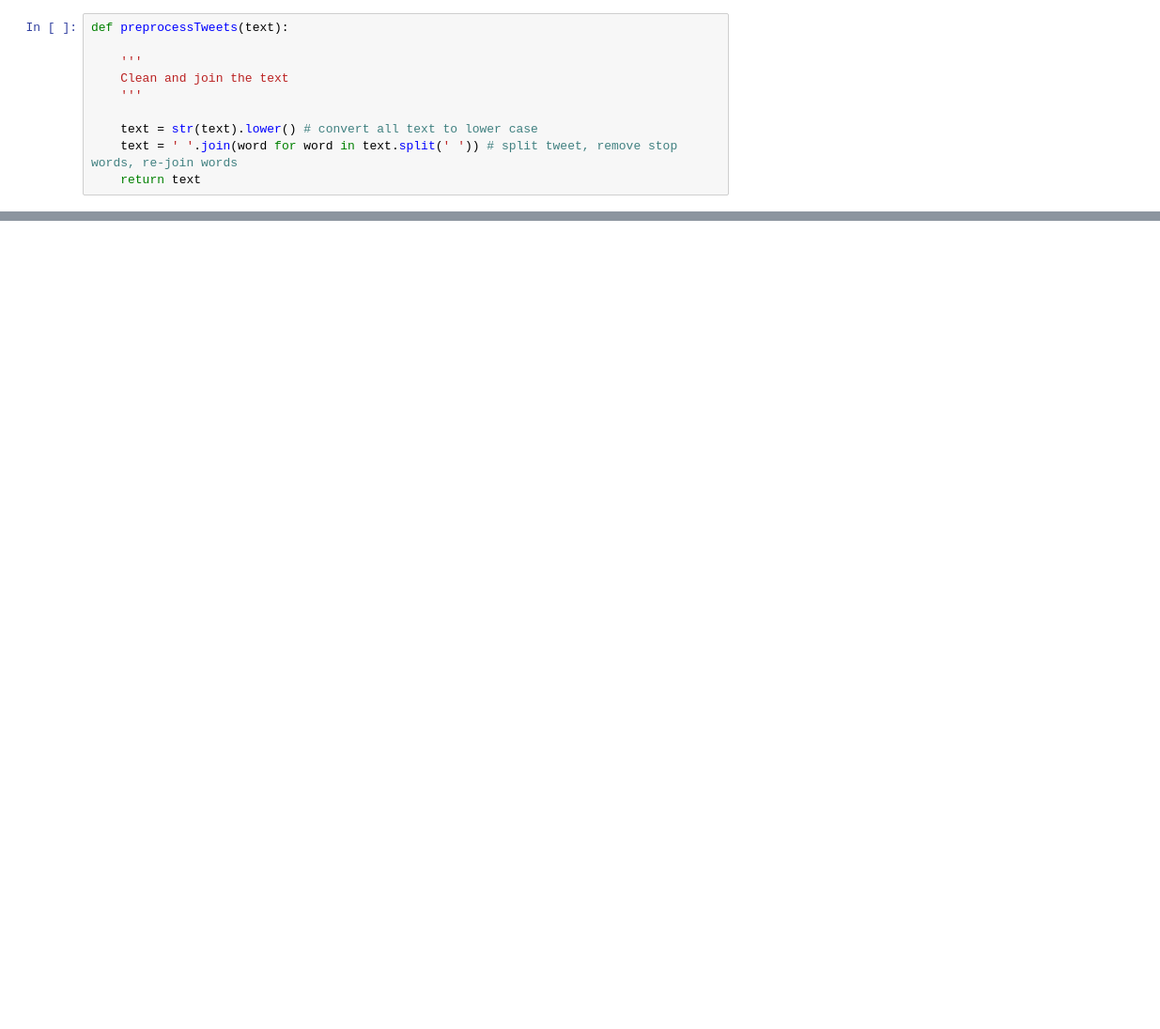
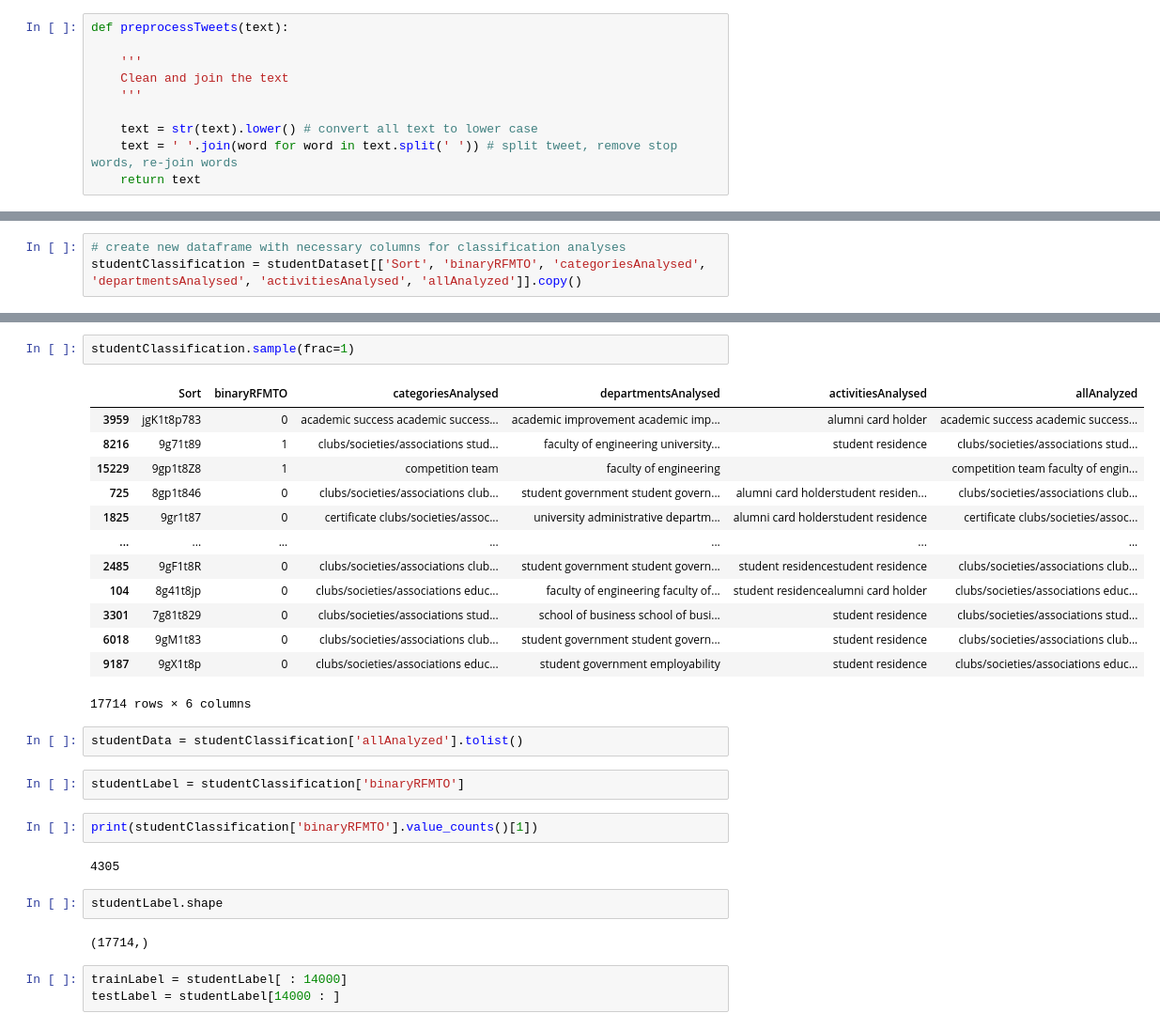
Before and after one commit to brianvansteen/cocurricularClassification, a Jupyter notebook: cocurricularClassification.ipynb, the cells around one changed output, grey strips where cells are left out. Shown at 94% size. Saved outputs shown, nothing was run; the diff lists cells and outputs as text; blank space fills up the shorter version.

```diff
--- a/cocurricularClassification.ipynb
+++ b/cocurricularClassification.ipynb
@@ -533,0 +533,3 @@ Name: categoriesAnalysed, Length: 17714, dtype: object
+# %%
+# create new dataframe with necessary columns for classification analyses
+studentClassification = studentDataset[['Sort', 'binaryRFMTO', 'categoriesAnalysed', 'departmentsAnalysed', 'activitiesAnalysed', 'allAnalyzed']].copy()
@@ -533,0 +561,31 @@ Name: categoriesAnalysed, Length: 17714, dtype: object
+# %%
+studentClassification.sample(frac=1)
+# %% [output]
+|  | Sort | binaryRFMTO | categoriesAnalysed | departmentsAnalysed | activitiesAnalysed | allAnalyzed |
+| 3959 | jgK1t8p783 | 0 | academic success academic success... | academic improvement academic imp... | alumni card holder | academic success academic success... |
+| 8216 | 9g71t89 | 1 | clubs/societies/associations stud... | faculty of engineering university... | student residence | clubs/societies/associations stud... |
+| 15229 | 9gp1t8Z8 | 1 | competition team | faculty of engineering |  | competition team faculty of engin... |
+| 725 | 8gp1t846 | 0 | clubs/societies/associations club... | student government student govern... | alumni card holderstudent residen... | clubs/societies/associations club... |
+| 1825 | 9gr1t87 | 0 | certificate clubs/societies/assoc... | university administrative departm... | alumni card holderstudent residence | certificate clubs/societies/assoc... |
+| ... | ... | ... | ... | ... | ... | ... |
+| 2485 | 9gF1t8R | 0 | clubs/societies/associations club... | student government student govern... | student residencestudent residence | clubs/societies/associations club... |
+| 104 | 8g41t8jp | 0 | clubs/societies/associations educ... | faculty of engineering faculty of... | student residencealumni card holder | clubs/societies/associations educ... |
+| 3301 | 7g81t829 | 0 | clubs/societies/associations stud... | school of business school of busi... | student residence | clubs/societies/associations stud... |
+| 6018 | 9gM1t83 | 0 | clubs/societies/associations club... | student government student govern... | student residence | clubs/societies/associations club... |
+| 9187 | 9gX1t8p | 0 | clubs/societies/associations educ... | student government employability | student residence | clubs/societies/associations educ... |
+17714 rows × 6 columns
+# %%
+studentData = studentClassification['allAnalyzed'].tolist()
+# %%
+studentLabel = studentClassification['binaryRFMTO']
+# %%
+print(studentClassification['binaryRFMTO'].value_counts()[1])
+# %% [output]
+4305
+# %%
+studentLabel.shape
+# %% [output]
+(17714,)
+# %%
+trainLabel = studentLabel[ : 14000]
+testLabel = studentLabel[14000 : ]
```
Also changed, not shown: parts of 25 cells of this notebook.
